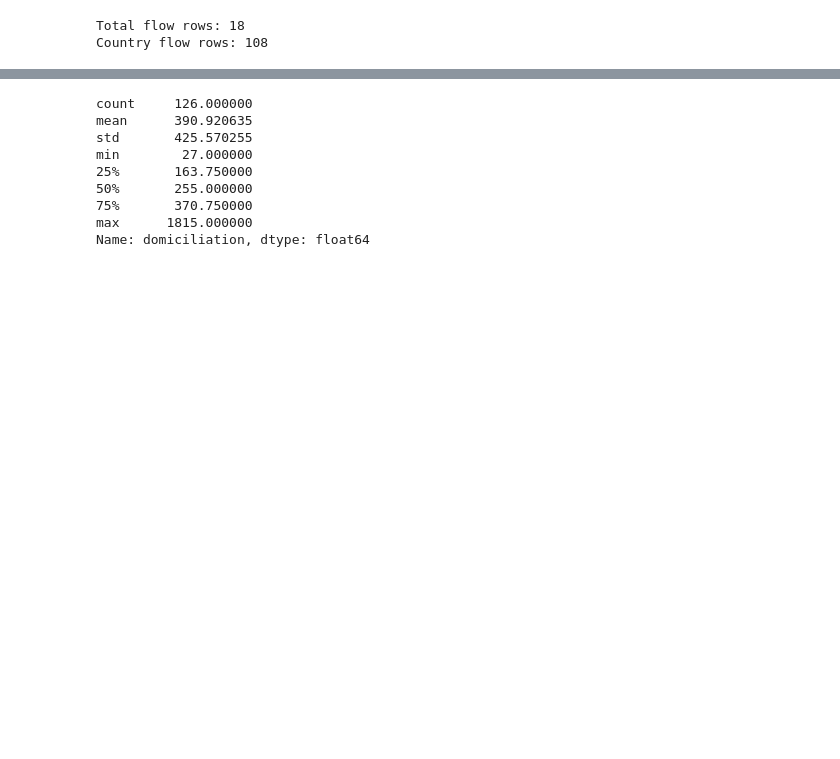
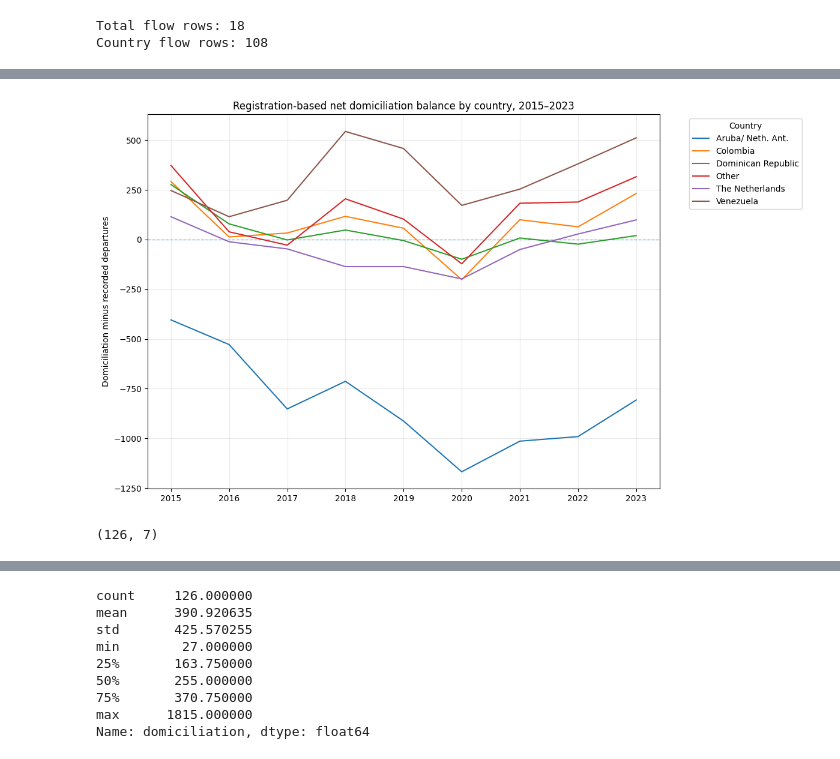
Before and after one commit to GirelliG-it/aruba_population_analyses, a Jupyter notebook: notebooks/1_11-1_12-dom-dep.ipynb, the cells around one changed output, grey strips where cells are left out. Saved outputs shown, nothing was run; the diff lists cells and outputs as text; code cells hidden in the pictures; blank space fills up the shorter version.

```diff
--- a/notebooks/1_11-1_12-dom-dep.ipynb
+++ b/notebooks/1_11-1_12-dom-dep.ipynb
@@ -186,3 +201,11 @@ print("Country flow rows:", country_flow.shape[0])
 # %% [output]
 Total flow rows: 18
 Country flow rows: 108
+# %%
+annual_country_flow = (
+    country_flow.groupby(["country", "year"], as_index=False).agg(
+        domiciliation=("domiciliation", "sum"),
+        departures=("departures", "sum"),
+        net_domiciliation_balance=("net_domiciliation_balance", "sum")))
+
+annual_country_flow.head(5)
@@ -188,0 +219,31 @@ Country flow rows: 108
+# %%
+plt.figure(figsize=(12, 7))
+plt.grid(alpha=0.25)
+
+for country in annual_country_flow["country"].unique():
+    data = annual_country_flow[annual_country_flow["country"] == country]
+
+    plt.plot(
+    data["year"],
+    data["net_domiciliation_balance"],
+    label=country
+    )
+
+plt.axhline(0, linewidth=1, linestyle='--', alpha=0.5)
+
+plt.title("Registration-based net domiciliation balance by country, 2015–2023")
+plt.ylabel("Domiciliation minus recorded departures")
+plt.legend(title="Country", bbox_to_anchor=(1.05, 1), loc="upper left")
+
+plt.tight_layout()
+
+plt.savefig(FIGURES / "registration-based_net_dom_bal_country.png", dpi=300, bbox_inches="tight")
+plt.show()
+# %% [output]
+[figure, added]
+# %%
+# Check flow
+
+flow.shape
+# %% [output]
+(126, 7)
```
Also changed, not shown: parts of 20 cells of this notebook, 1 other file.
